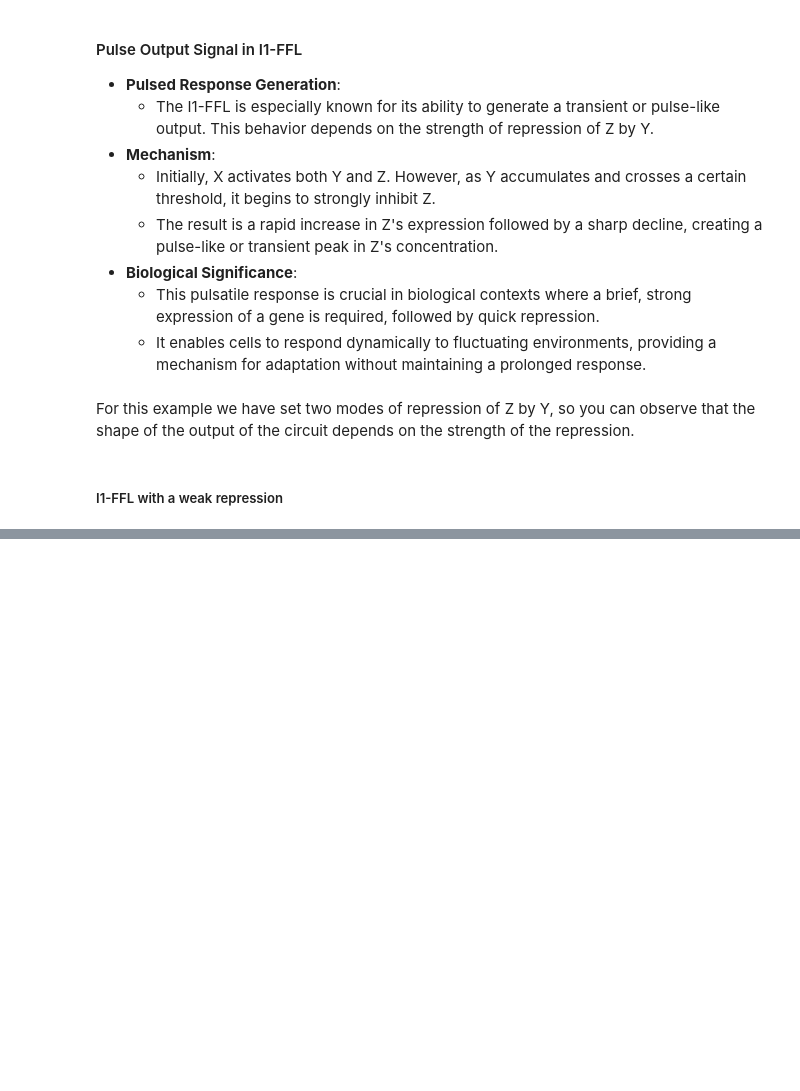
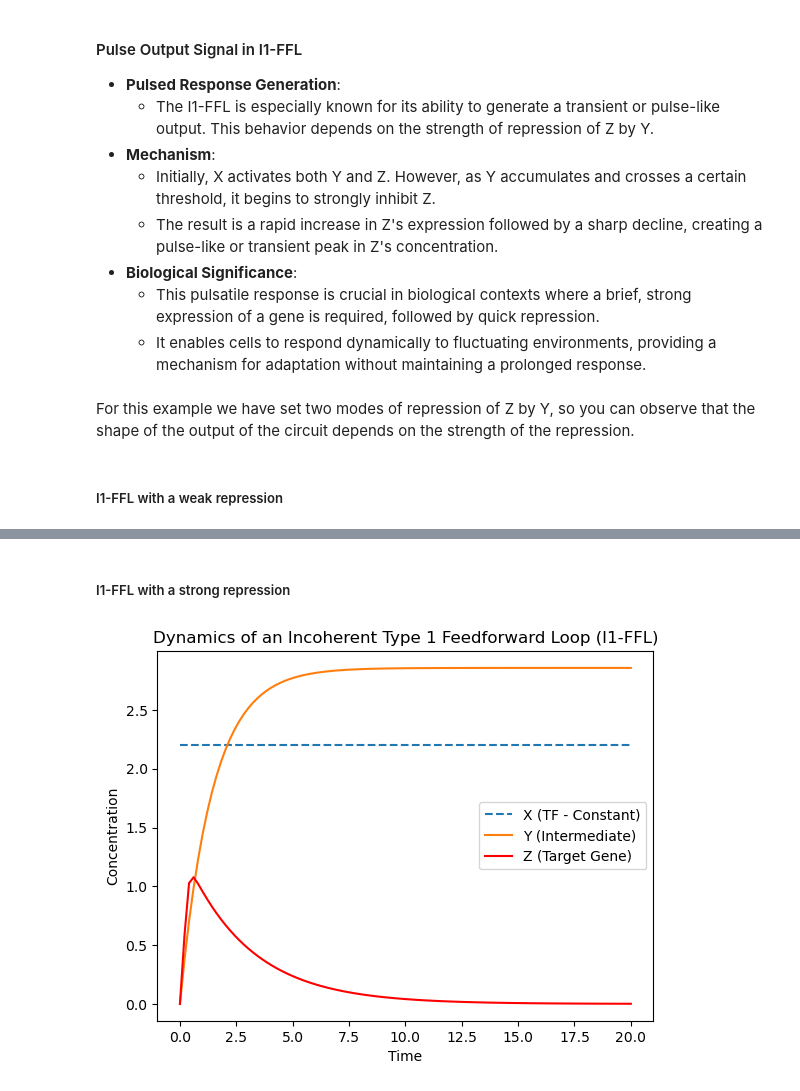
Before and after one commit to amoyag/practicas_biofisica, a Jupyter notebook: FFL_dynamics.ipynb, the cells around one changed output, grey strips where cells are left out. Saved outputs shown, nothing was run; the diff lists cells and outputs as text; code cells hidden in the pictures; blank space fills up the shorter version.

```diff
--- a/FFL_dynamics.ipynb
+++ b/FFL_dynamics.ipynb
@@ -488,0 +488,56 @@ plt.show()
+# %% [markdown]
+##### I1-FFL with a strong repression
+# %%
+
+# Parameters
+K_X = 2    # Concentration of X that activates Y and inhibits Z
+K_Y = 0.7  # Concentration of Y that inhibits Z
+alpha_Y = 0.7
+beta_Y = 2
+alpha_Z = 0.35
+beta_Z = 3
+n = 8
+# Assume constant high levels of X
+X_value = K_X + 0.2  # X is always above K_X
+
+# Define the system of differential equations
+def system(conditions, t, alpha_Y, beta_Y, alpha_Z, beta_Z, K_Y, X,n):
+    Y, Z = conditions
+
+    # Equation for Y (intermediate component)
+    dYdt = beta_Y - alpha_Y * Y
+
+    # Equation for Z (target gene)
+    # Z is activated by X and inhibited by Y
+    # dZdt = beta_Z - alpha_Z * Z - (beta_Z * Y / (K_Y + Y))  # Inhibitory effect of Y
+    dZdt = beta_Z - alpha_Z * Z - (beta_Z * Y**n / (K_Y**n + Y**n)) #sharper inhibitory effect
+
+    return [dYdt, dZdt]
+
+# Initial conditions
+Y_0 = 0.0
+Z_0 = 0.0
+
+# Time points
+t = np.linspace(0, 20, 100)
+
+# Solve the system of ODEs
+conditions = odeint(system, [Y_0, Z_0], t, args=(alpha_Y, beta_Y, alpha_Z, beta_Z, K_Y, X, n))
+
+# Extract Y and Z
+Y, Z = conditions.T
+
+# Create a constant array for X
+X = np.full_like(t, X_value)
+
+# Plot results
+plt.plot(t, X, label='X (TF - Constant)', linestyle='--')
+plt.plot(t, Y, label='Y (Intermediate)')
+plt.plot(t, Z, label='Z (Target Gene)', color='red')
+plt.xlabel('Time')
+plt.ylabel('Concentration')
+plt.title('Dynamics of an Incoherent Type 1 Feedforward Loop (I1-FFL)')
+plt.legend()
+plt.show()
+# %% [output]
+[figure, added]
```
Also changed, not shown: parts of 5 cells of this notebook.
